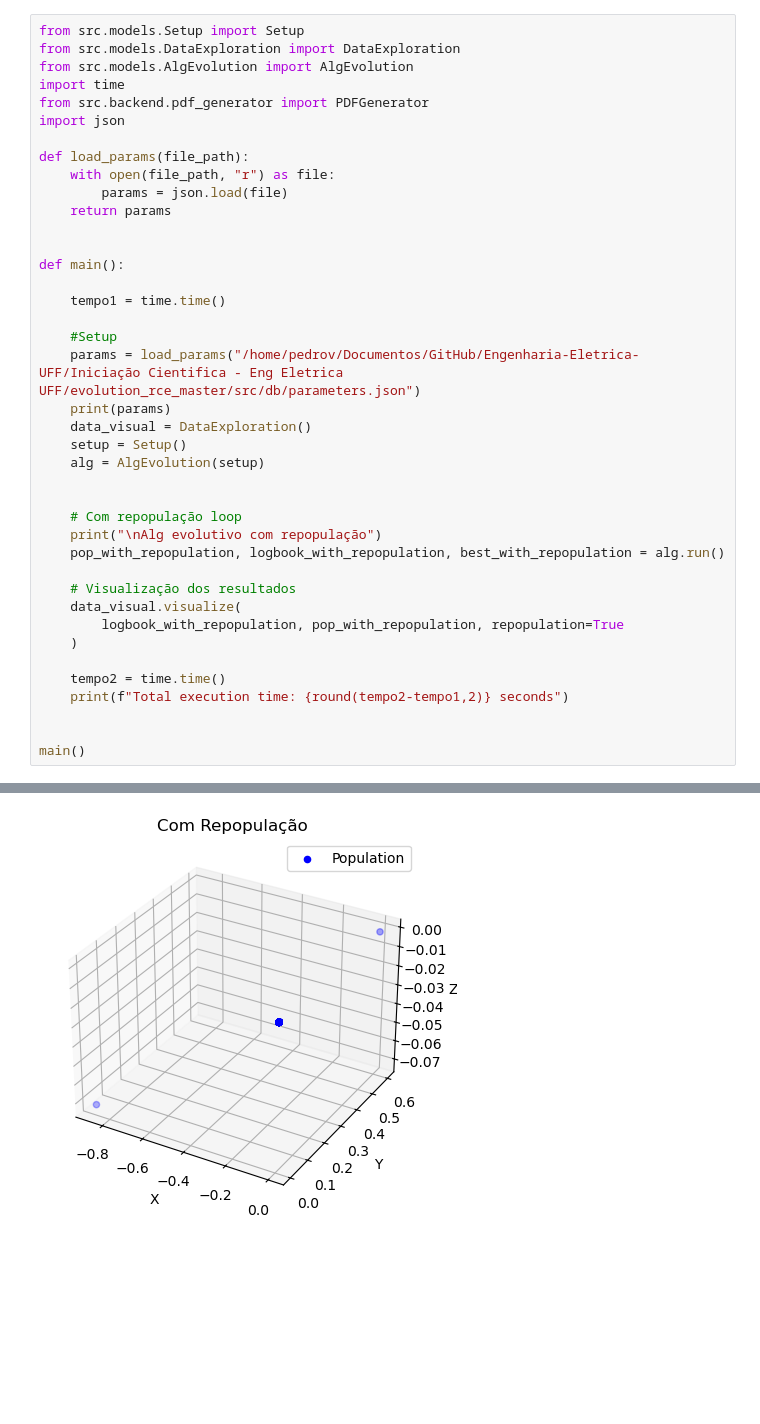
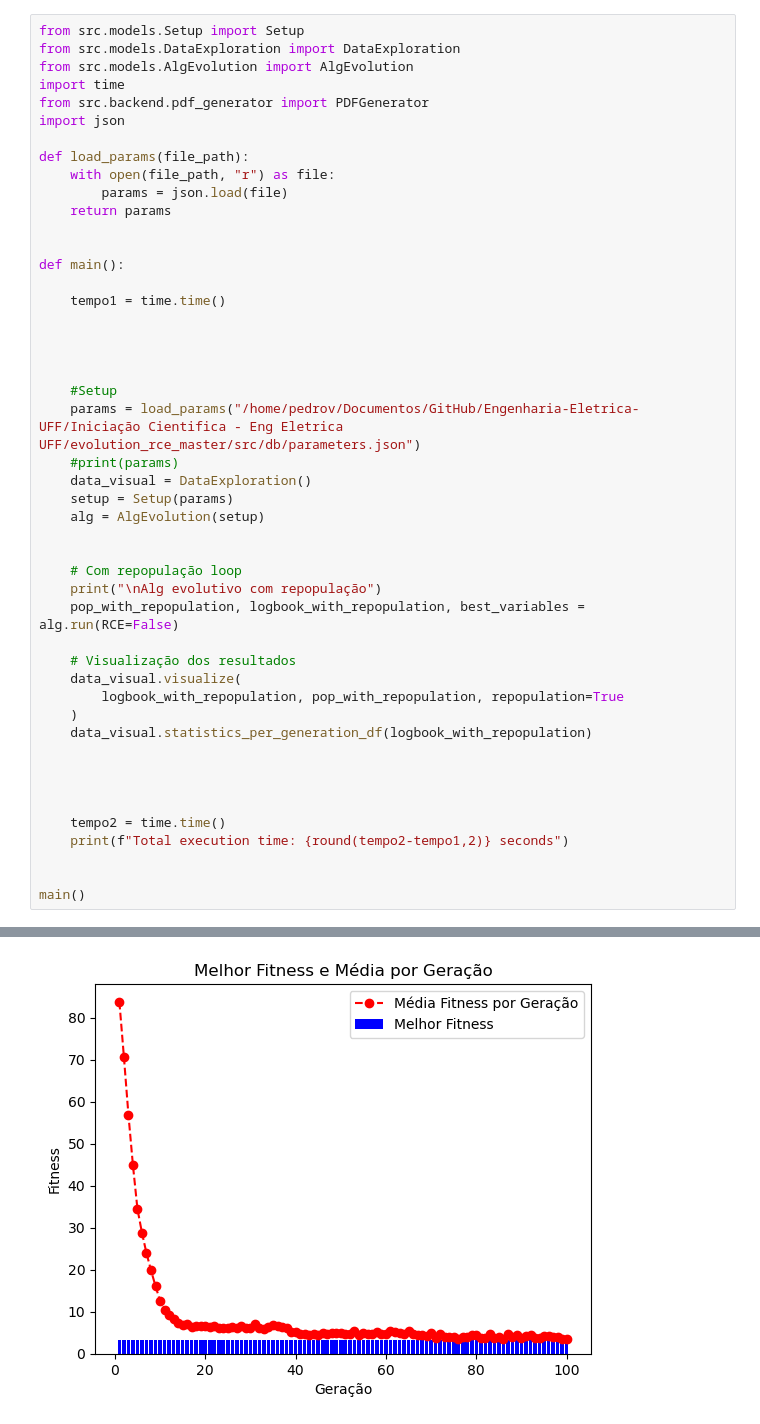
Before and after one commit to PedroVic12/Engenharia-Eletrica-UFF, a Jupyter notebook: Iniciação Cientifica - Eng Eletrica UFF/evolution_rce_master/select_conjunto_elite_rce.ipynb, the cells around one changed output, grey strips where cells are left out. Drawn from its saved outputs; the diff is of its cells as text; blank space fills up the shorter version.

```diff
--- a/Iniciação Cientifica - Eng Eletrica UFF/evolution_rce_master/select_conjunto_elite_rce.ipynb
+++ b/Iniciação Cientifica - Eng Eletrica UFF/evolution_rce_master/select_conjunto_elite_rce.ipynb
@@ -16,22 +16,29 @@ def main():
 
     tempo1 = time.time()
 
+
+
+
     #Setup
     params = load_params("/home/pedrov/Documentos/GitHub/Engenharia-Eletrica-UFF/Iniciação Cientifica - Eng Eletrica UFF/evolution_rce_master/src/db/parameters.json")
-    print(params)
+    #print(params)
     data_visual = DataExploration()
-    setup = Setup()
+    setup = Setup(params)
     alg = AlgEvolution(setup)
 
 
     # Com repopulação loop
     print("\nAlg evolutivo com repopulação")
-    pop_with_repopulation, logbook_with_repopulation, best_with_repopulation = alg.run()
+    pop_with_repopulation, logbook_with_repopulation, best_variables = alg.run(RCE=False)
 
     # Visualização dos resultados
     data_visual.visualize(
         logbook_with_repopulation, pop_with_repopulation, repopulation=True
     )
+    data_visual.statistics_per_generation_df(logbook_with_repopulation)
+
+
+
 
     tempo2 = time.time()
     print(f"Total execution time: {round(tempo2-tempo1,2)} seconds")
@@ -72 +79 @@ Best solution fitness =  1.8080638701352996
-[figure, old version]
+[figure, new version]
```
Also changed, not shown: parts of 1 cell of this notebook, 3 other files.
